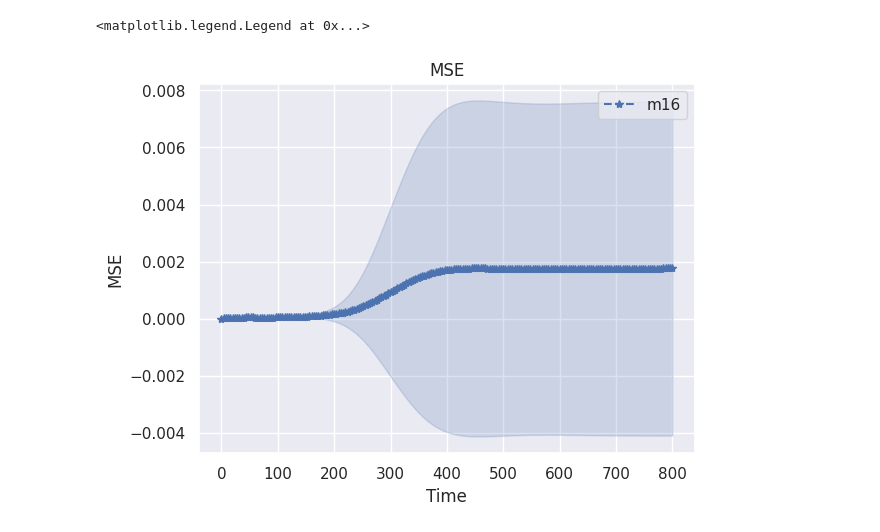
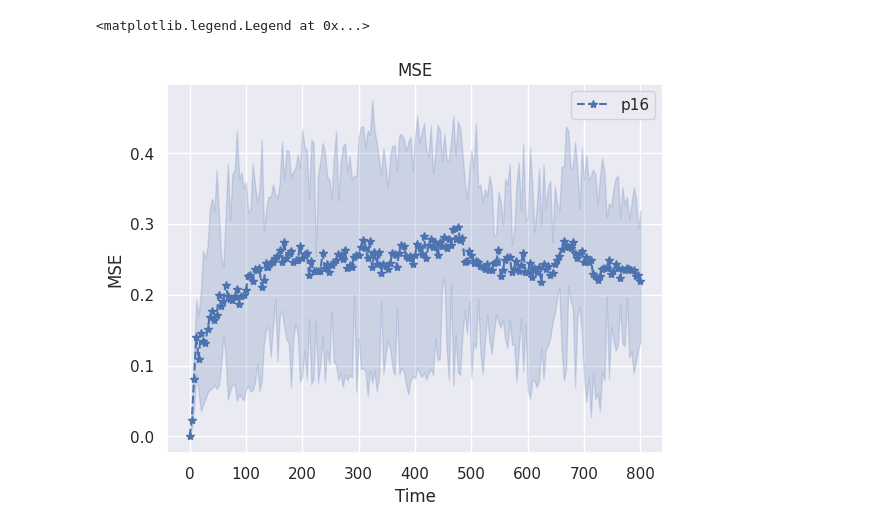
Before and after one commit to nnnpooh/pfc-ml, a Jupyter notebook: T06 - Paper/s8_visualize_err.ipynb, the cells around one changed output. Saved outputs shown, nothing was run; the diff lists cells and outputs as text; code cells hidden in the pictures.

```diff
--- a/T06 - Paper/s8_visualize_err.ipynb
+++ b/T06 - Paper/s8_visualize_err.ipynb
@@ -12,3 +8,7 @@ mode = "TRAIN"
+# %%
+# modelName = "m16"
+modelName = "p16"
+mode = "TRAIN"
 # %%
 if mode == "TRAIN":
     sourceFolder = "o7_analyze_train"
@@ -34,12 +34,8 @@ for folderName in folderNames:
     # dx = data_json["s2"]["dx"]
     # L = data_json["s2"]["L"]
 
-    mseArray = data_pickle["mseArray"]
-    data[folderName] = mseArray
+    valueArray = data_pickle["mapeArray"]
+    data[folderName] = valueArray
 
 tArrayPred = data_pickle["tArrayPred"]
 df = pd.DataFrame(data=data, index=tArrayPred)
-# %%
-# df.iloc[-1,:].describe()
-df["mean"] = df.apply(lambda row: row.describe()["mean"], axis=1)
-df["std"] = df.apply(lambda row: row.describe()["std"], axis=1)
@@ -55,18 +65,41 @@ df.tail()
+# %%
+# df.iloc[-1,:].describe()def getBoxPlot(row):
+def getBoxPlot(row):
+    des = row.describe()
+    upper_quartile = des["75%"]
+    lower_quartile = des["25%"]
+    iqr = upper_quartile - lower_quartile
+
+    upper_whisker = row[row <= (upper_quartile + 1.5 * iqr)].max()
+    lower_whisker = row[row >= (lower_quartile - 1.5 * iqr)].min()
+    return lower_whisker, upper_whisker
+
+
+dfWide = df.copy()
+dfWide["mean"] = dfWide.apply(lambda row: row.describe()["mean"], axis=1)
+dfWide["std"] = dfWide.apply(lambda row: row.describe()["std"], axis=1)
+dfWide["25%"] = dfWide.apply(lambda row: row.describe()["25%"], axis=1)
+dfWide["75%"] = dfWide.apply(lambda row: row.describe()["75%"], axis=1)
+dfWide["lower_whisker"] = dfWide.apply(lambda row: getBoxPlot(row)[0], axis=1)
+dfWide["upper_whisker"] = dfWide.apply(lambda row: getBoxPlot(row)[1], axis=1)
+dfWide["median"] = dfWide.apply(lambda row: row.median(), axis=1)
 # %%
 sns.set_theme()
+
 fig, ax = plt.subplots()
 
-xp = df.index.values
-yp = df['mean'].values
-err = df['std'] * 2  #95% https://seaborn.pydata.org/tutorial/error_bars.html
+xp = dfWide.index.values
+yp = dfWide["median"].values
+errU = dfWide["upper_whisker"]
+errL = dfWide["lower_whisker"]
 
 ax.plot(xp, yp, "--*", label=modelName)
-ax.fill_between(xp, yp + err, yp - err, color='b', alpha=0.2)
+ax.fill_between(xp, errU, errL, color="b", alpha=0.2)
 ax.set_title(r"MSE")
 ax.set_xlabel("Time")
 ax.set_ylabel("MSE")
 
 plt.legend()
 # %% [output]
 <matplotlib.legend.Legend at 0x...>
-[figure, old version]
+[figure, new version]
```
Also changed, not shown: parts of 6 cells of this notebook, 13 other files.
